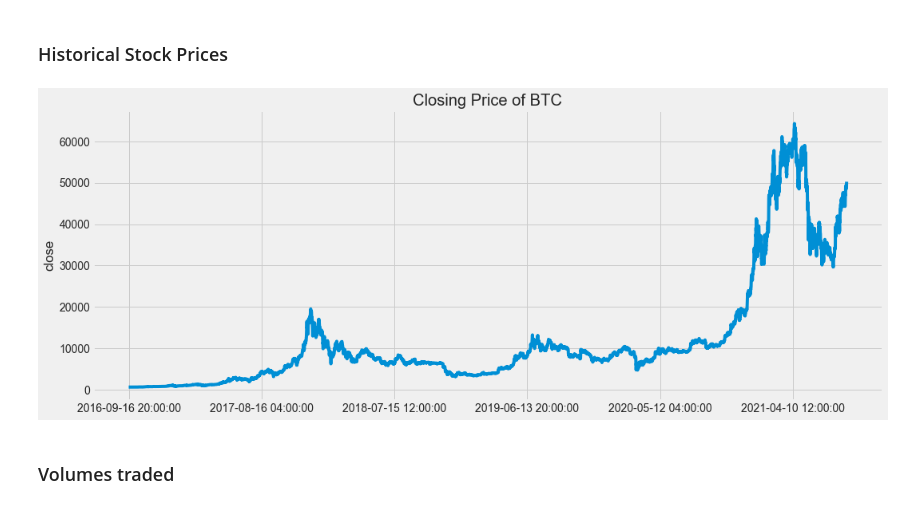
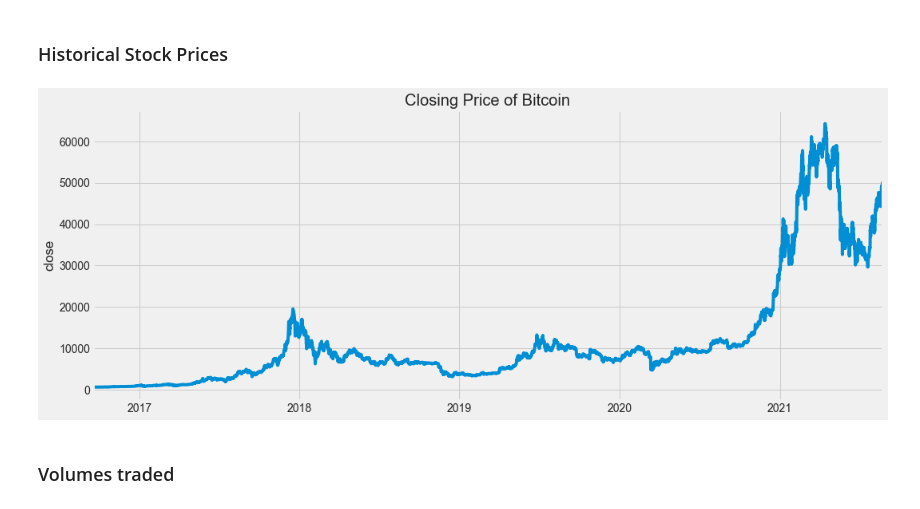
Before and after one commit to timjab92/cryptotrading-indicator, a Jupyter notebook: notebooks/BTC_pred(Ivan)_Frieda.ipynb, the cells around one changed output. Drawn from its saved outputs; the diff is of its cells as text; code cells hidden in the pictures.

```diff
--- a/notebooks/BTC_pred(Ivan)_Frieda.ipynb
+++ b/notebooks/BTC_pred(Ivan)_Frieda.ipynb
@@ -163,2 +200,7 @@ data['stoch_rsi'] = (data['K'] + data['D']) / 2
+# %%
+data = feature_engineer(get_train_data())
+# %%
+data.dropna(inplace=True)
+data = data[10000:]
 # %%
-data = data.dropna()
+data
@@ -164,0 +222,2 @@ data = data.dropna()
+# %%
+data['high_low_avg'] =  data[['high','low']].mean(axis=1)
@@ -169,17 +238,17 @@ data = data.dropna()
 # %%
 # Let's see a historical view of the closing price
 
 plt.figure(figsize=(15, 6))
 plt.subplots_adjust(top=1.25, bottom=1.2)
 
 data['close'].plot()
 plt.ylabel('close')
 plt.xlabel(None)
-plt.title(f"Closing Price of {coin_selection}")
+plt.title(f"Closing Price of Bitcoin")
 
 plt.tight_layout()
 # %% [output]
-[figure, old version]
+[figure, new version]
 # %% [markdown]
 ### Volumes traded
 # %%
```
Also changed, not shown: parts of 72 cells of this notebook, 1 other file.
